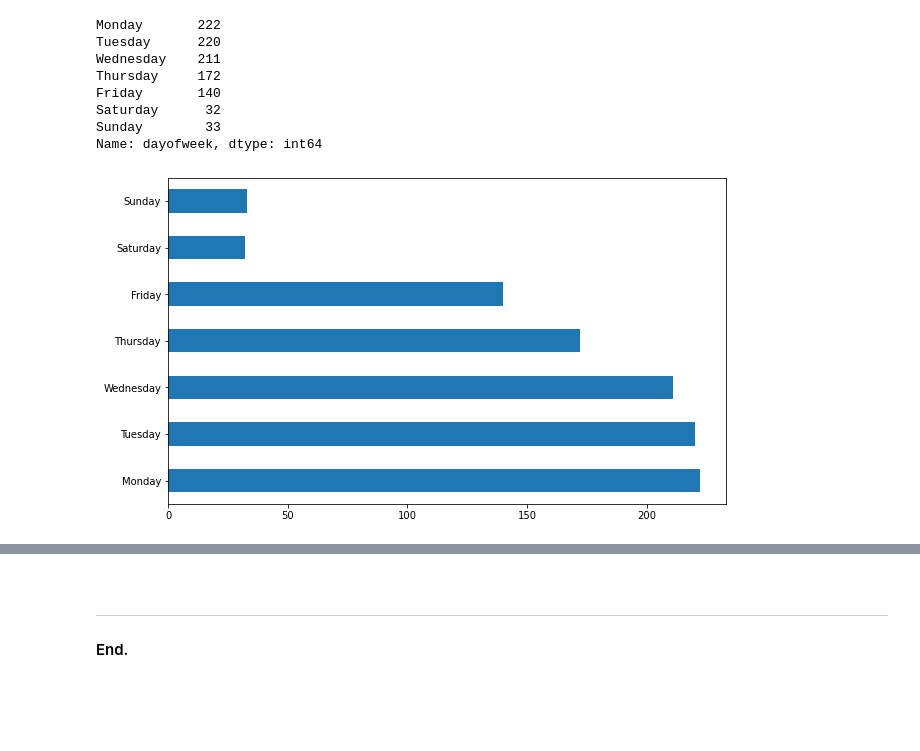
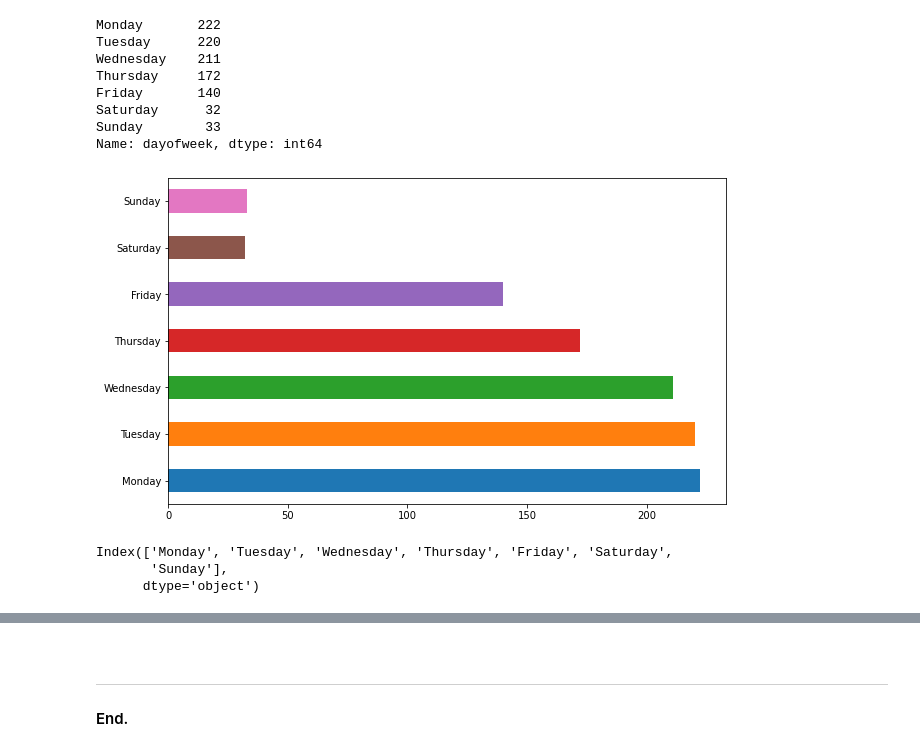
Before and after one commit to olgarozhdestvina/Data-Science-and-Machine-Learning, a Jupyter notebook: Data visualization/Email exploration.ipynb, the cells around one changed output, grey strips where cells are left out. Drawn from its saved outputs; the diff is of its cells as text; code cells hidden in the pictures; blank space fills up the shorter version.

```diff
--- a/Data visualization/Email exploration.ipynb
+++ b/Data visualization/Email exploration.ipynb
@@ -102,6 +111,8 @@ re.search('<(.+)>', emails['from'][0]).group(1)
 'Michele.Vallisneri@jpl.nasa.gov'
 # %%
 def clean_address(raw):
+    """ Function to select only email addresses """
+
     match = re.search('<(.+)>', raw)
 
     if match is None:
@@ -224,6 +228,15 @@ Saturday      32
 Sunday        33
 Name: dayofweek, dtype: int64
 # %%
-counts.plot.barh();
+colors =  ['#1f77b4', '#ff7f0e', '#2ca02c', '#d62728', '#9467bd', '#8c564b', '#e377c2']
+counts.plot.barh(color=colors);
 # %% [output]
-[figure, old version]
+[figure, new version]
+# %%
+# Select days of week
+days = emails.dayofweek.cat.categories
+days
+# %% [output]
+Index(['Monday', 'Tuesday', 'Wednesday', 'Thursday', 'Friday', 'Saturday',
+       'Sunday'],
+      dtype='object')
```
Also changed, not shown: parts of 22 cells of this notebook.
